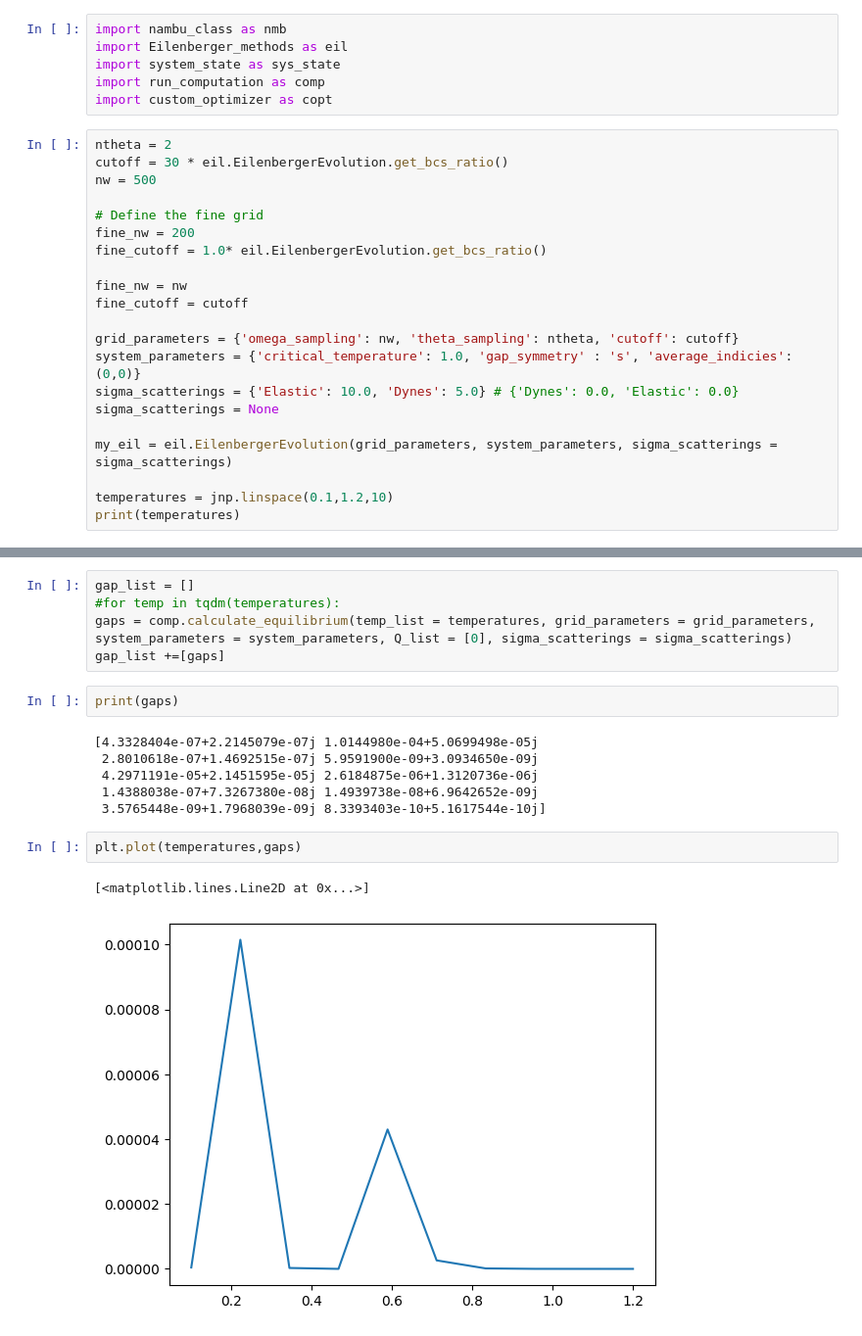
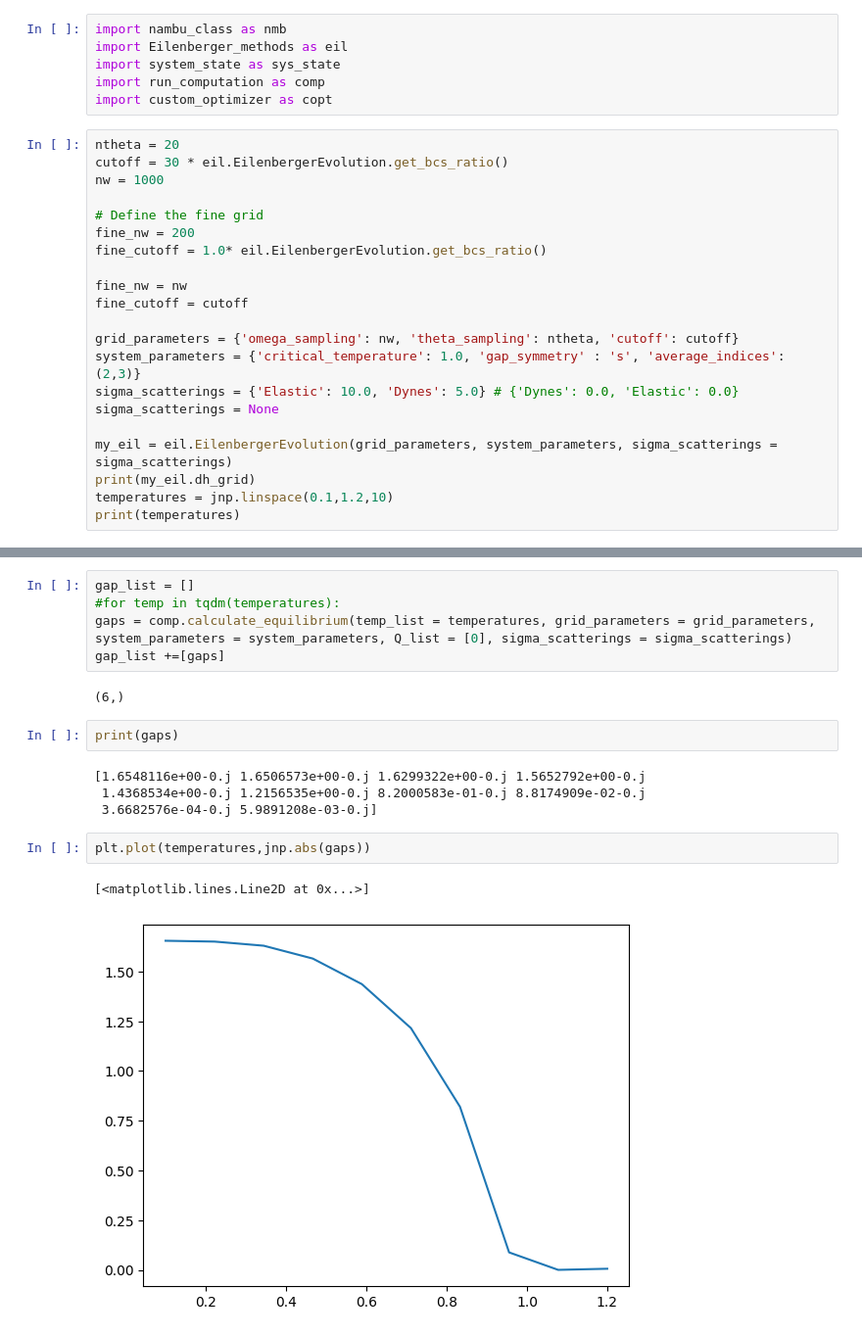
Before and after one commit to j-curtis/psBQP, a Jupyter notebook: Self-consistency_check.ipynb, the cells around one changed output, grey strips where cells are left out. Shown at 98% size. Saved outputs shown, nothing was run; the diff lists cells and outputs as text.

```diff
--- a/Self-consistency_check.ipynb
+++ b/Self-consistency_check.ipynb
@@ -16,9 +16,9 @@ import system_state as sys_state
 import run_computation as comp
 import custom_optimizer as copt
 # %%
-ntheta = 2
+ntheta = 20
 cutoff = 30 * eil.EilenbergerEvolution.get_bcs_ratio()
-nw = 500
+nw = 1000
 
 # Define the fine grid
 fine_nw = 200
@@ -28,12 +28,12 @@ fine_nw = nw
 fine_cutoff = cutoff
 
 grid_parameters = {'omega_sampling': nw, 'theta_sampling': ntheta, 'cutoff': cutoff}
-system_parameters = {'critical_temperature': 1.0, 'gap_symmetry' : 's', 'average_indicies': (0,0)}
+system_parameters = {'critical_temperature': 1.0, 'gap_symmetry' : 's', 'average_indices': (2,3)}
 sigma_scatterings = {'Elastic': 10.0, 'Dynes': 5.0} # {'Dynes': 0.0, 'Elastic': 0.0}
 sigma_scatterings = None
 
 my_eil = eil.EilenbergerEvolution(grid_parameters, system_parameters, sigma_scatterings = sigma_scatterings)
-
+print(my_eil.dh_grid)
 temperatures = jnp.linspace(0.1,1.2,10)
 print(temperatures)
 # %% [output]
@@ -43,16 +45,16 @@ gap_list = []
 #for temp in tqdm(temperatures):
 gaps = comp.calculate_equilibrium(temp_list = temperatures, grid_parameters = grid_parameters, system_parameters = system_parameters, Q_list = [0], sigma_scatterings = sigma_scatterings)
 gap_list +=[gaps]
+# %% [output]
+(6,)
 # %%
 print(gaps)
 # %% [output]
-[4.3328404e-07+2.2145079e-07j 1.0144980e-04+5.0699498e-05j
- 2.8010618e-07+1.4692515e-07j 5.9591900e-09+3.0934650e-09j
- 4.2971191e-05+2.1451595e-05j 2.6184875e-06+1.3120736e-06j
- 1.4388038e-07+7.3267380e-08j 1.4939738e-08+6.9642652e-09j
- 3.5765448e-09+1.7968039e-09j 8.3393403e-10+5.1617544e-10j]
+[1.6548116e+00-0.j 1.6506573e+00-0.j 1.6299322e+00-0.j 1.5652792e+00-0.j
+ 1.4368534e+00-0.j 1.2156535e+00-0.j 8.2000583e-01-0.j 8.8174909e-02-0.j
+ 3.6682576e-04-0.j 5.9891208e-03-0.j]
 # %%
-plt.plot(temperatures,gaps)
+plt.plot(temperatures,jnp.abs(gaps))
 # %% [output]
 [<matplotlib.lines.Line2D at 0x...>]
-[figure, old version]
+[figure, new version]
```
Also changed, not shown: parts of 3 cells of this notebook, 2 other files.
